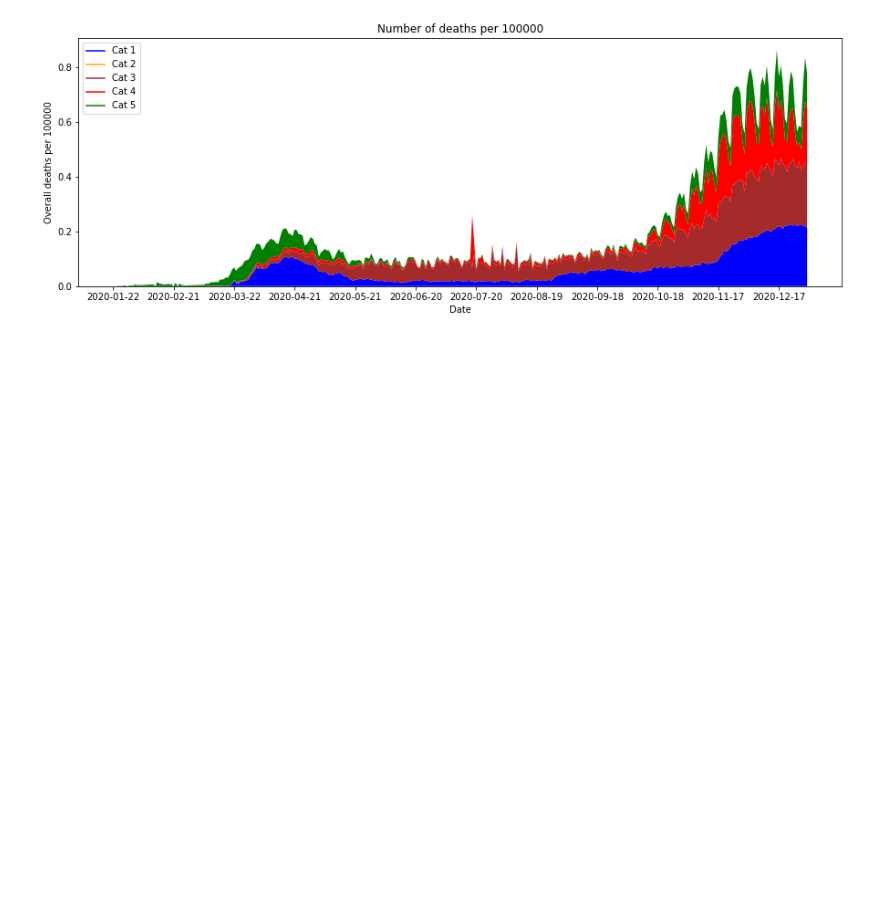
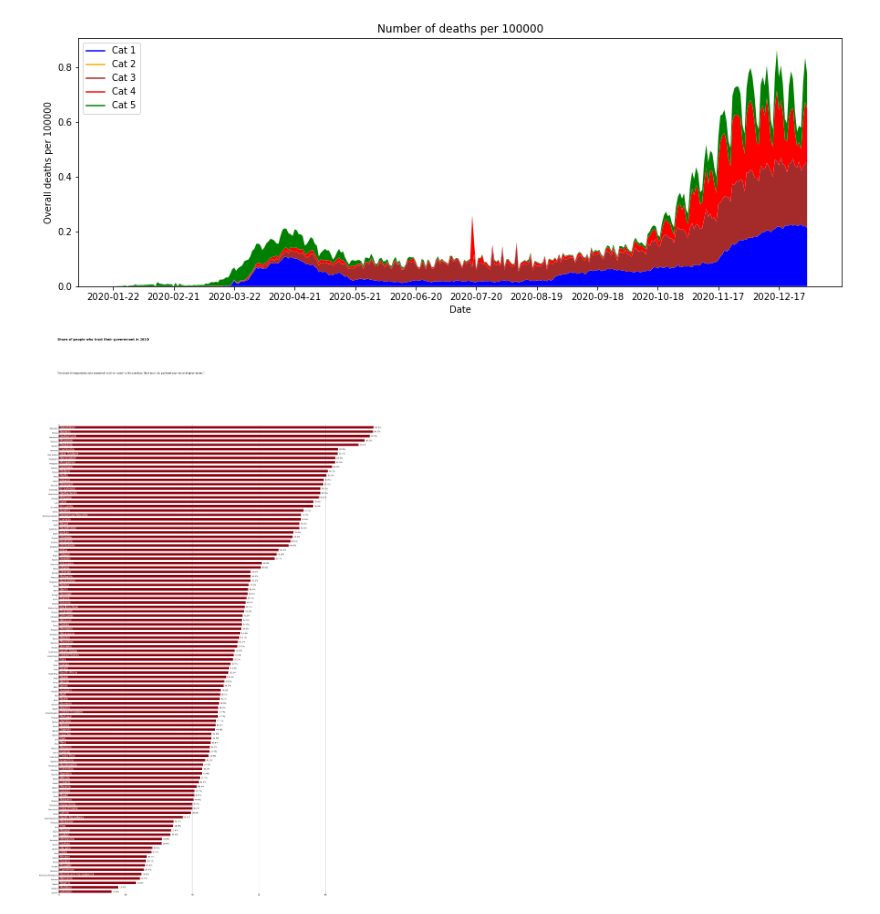
Before and after one commit to epfl-ada/ada-2022-project-thedatadiggers22, a Jupyter notebook: Trust.ipynb, the cells around one changed output. Cells and saved outputs as stored; diff of their text form; code cells hidden in the pictures; blank space fills up the shorter version.

```diff
--- a/Trust.ipynb
+++ b/Trust.ipynb
@@ -167,0 +207,16 @@ stack_graph(df_trust_science, COUNTRY_OWN_LANG_SCIENCE)
+# %%
+# The colors for barcharts
+BLUE = "#076fa2"
+RED = "#E3120B"
+BLACK = "#202020"
+GREY = "#a2a2a2"
+SALMON = '#FF796C'
+CRIMSON = '#8C000F'
+AZURE ='#069AF3'
+ORCHID = '#C875C4'
+# %%
+df_trust_gov = df_trust_gov.sort_values(by=['Trust the national government in this country'])
+bar_plot("Share of people who trust their government in 2020", "The share of respondents who answered 'a lot' or 'some' to the question: 'How much do you trust your national government'?"
+,df_trust_gov['Entity'],df_trust_gov['Trust the national government in this country'], CRIMSON)
+# %% [output]
+[figure, added]
```
Also changed, not shown: parts of 1 cell of this notebook, 3 other files.
